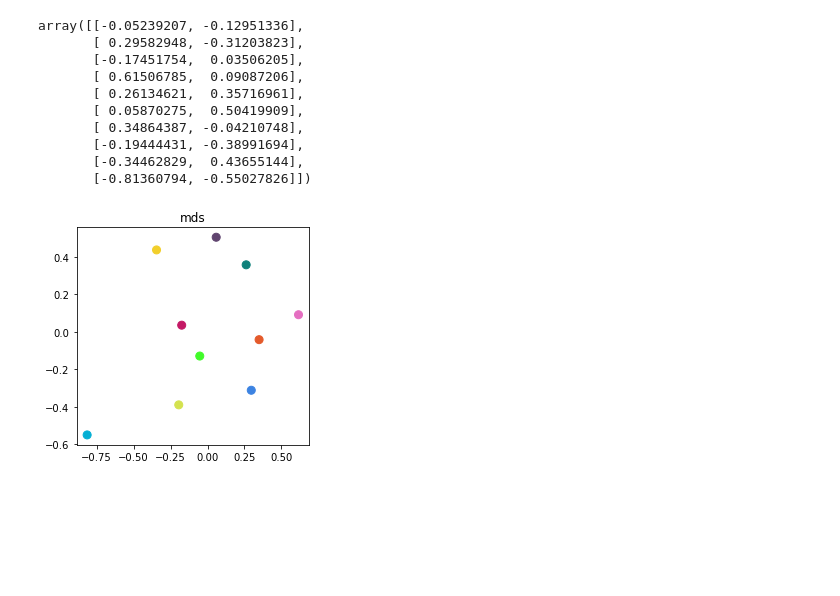
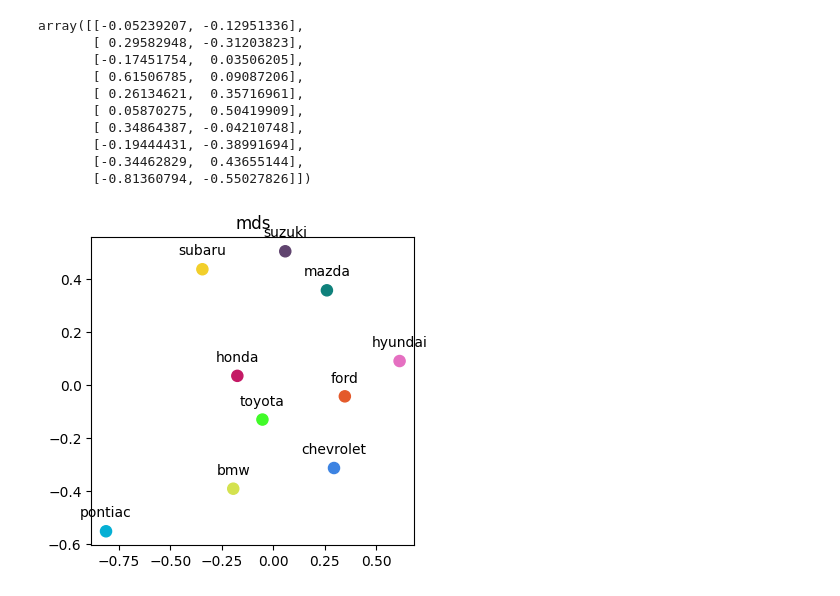
Before and after one commit to SaianshR/edmunds-analysis, a Jupyter notebook: file_lift_ratio.ipynb, the cells around one changed output. Saved outputs shown, nothing was run; the diff lists cells and outputs as text; code cells hidden in the pictures; blank space fills up the shorter version.

Commit message:
Labeling MDS

```diff
--- a/file_lift_ratio.ipynb
+++ b/file_lift_ratio.ipynb
@@ -177,13 +185,23 @@ array([[-0.05239207, -0.12951336],
        [-0.81360794, -0.55027826]])
 # %%
 colors = ['#41FB29', '#3C83E2', '#C41965', '#E56FC1', '#0F817B', '#60446F', '#E45A2B', '#D4E24F', '#F2CF2B', '#04AFD4']
+brands = ['toyota', 'chevrolet', 'honda', 'hyundai', 'mazda', 'suzuki', 'ford', 'bmw', 'subaru', 'pontiac']
 #          toyota	  chevrolet	  honda	    hyundai	   mazda	  suzuki	  ford	    bmw	       subaru	  pontiac
-size = [64, 64, 64, 64, 64, 64, 64, 64, 64, 64]
+size = [64, 64, 64, 64, 64, 64, 64, 64, 64, 64] ##41FB29
 fig = plt.figure(2, (10,4))
 ax = fig.add_subplot(122)
 plt.scatter(mdslifts[:,0], mdslifts[:,1], s=size, c=colors)
+count = 0
+for x, y in zip(mdslifts[:,0], mdslifts[:,1]):
+    label = "{0}".format(brands[count])
+    count += 1
+    plt.annotate(label, # this is the text
+                 (x,y), # these are the coordinates to position the label
+                 textcoords="offset points", # how to position the text
+                 xytext=(0,10), # distance from text to points (x,y)
+                 ha='center') # horizontal alignment
 plt.title('mds')
 fig.subplots_adjust(wspace=.4, hspace=0.5)
 plt.show()
 # %% [output]
-[figure, old version]
+[figure, new version]
```
Also changed, not shown: parts of 4 cells of this notebook, 3 other files.
